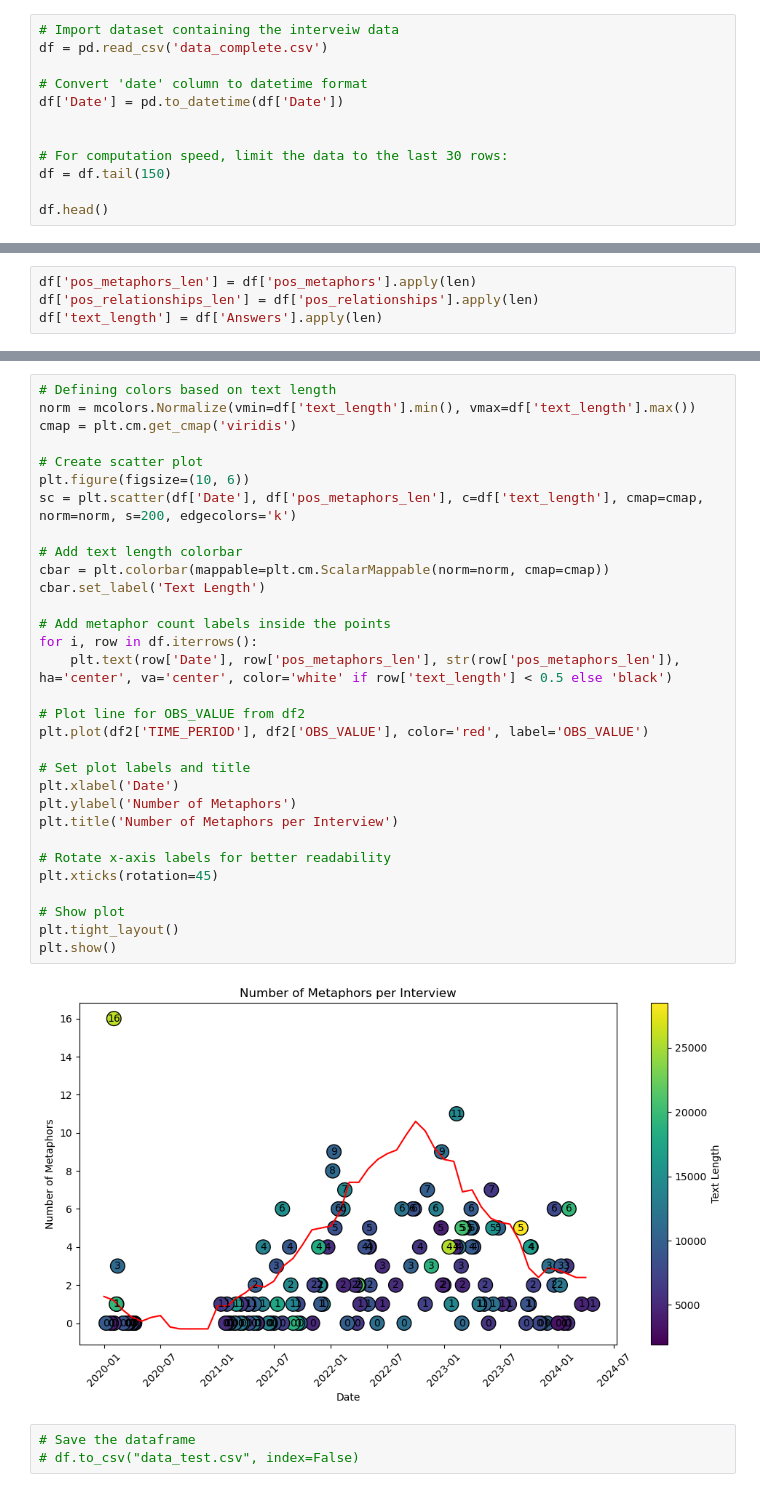
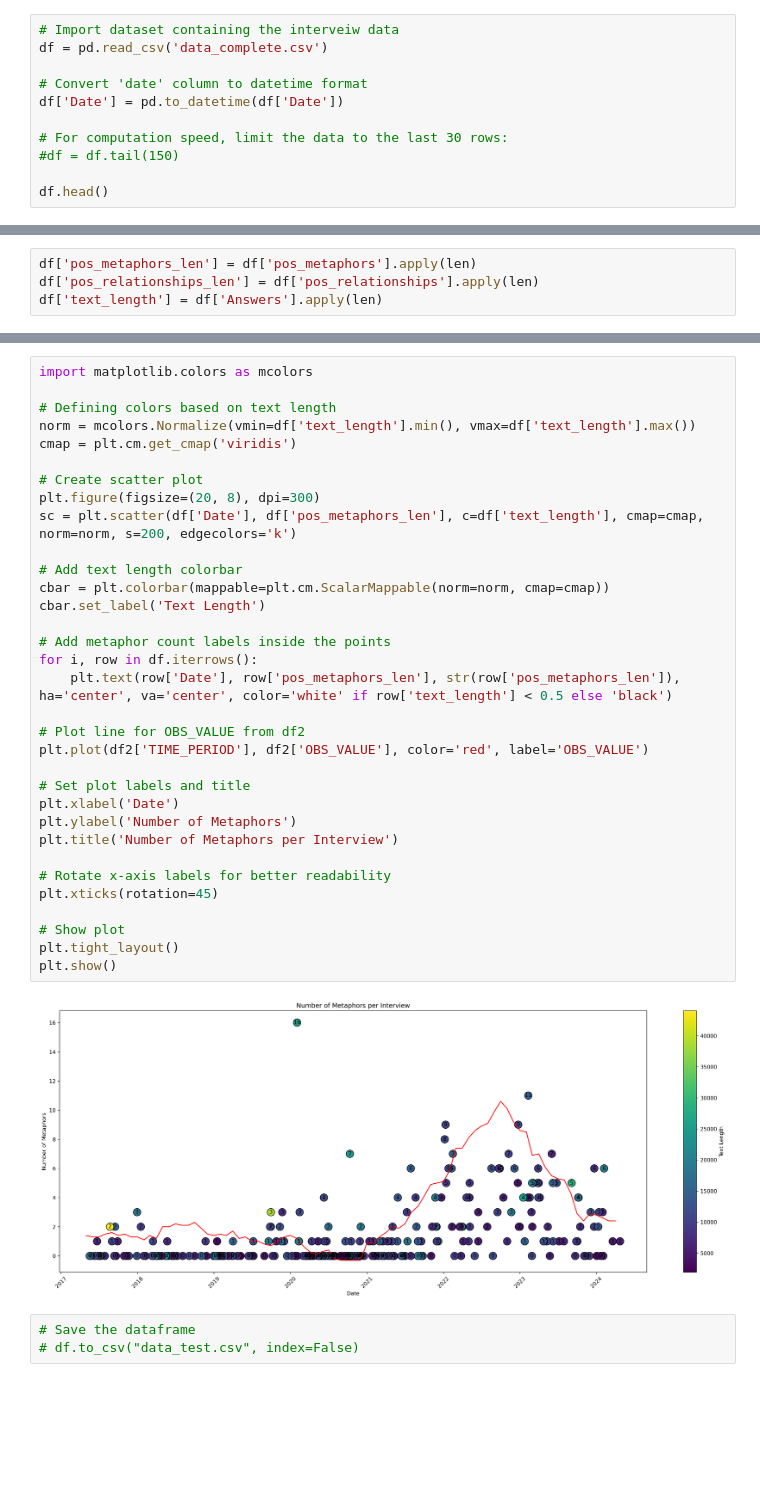
Before and after one commit to lalvarezpoli/DSDM_Thesis, a Jupyter notebook: pos_approach.ipynb, the cells around one changed output, grey strips where cells are left out. Cells and saved outputs as stored; diff of their text form; blank space fills up the shorter version.

```diff
--- a/pos_approach.ipynb
+++ b/pos_approach.ipynb
@@ -264,9 +284,8 @@ df = pd.read_csv('data_complete.csv')
 # Convert 'date' column to datetime format
 df['Date'] = pd.to_datetime(df['Date'])
 
-
 # For computation speed, limit the data to the last 30 rows:
-df = df.tail(150)
+#df = df.tail(150)
 
 df.head()
 # %% [output]
@@ -489,36 +525,38 @@ plt.show()
 # %%
+import matplotlib.colors as mcolors
+
 # Defining colors based on text length
 norm = mcolors.Normalize(vmin=df['text_length'].min(), vmax=df['text_length'].max())
 cmap = plt.cm.get_cmap('viridis')
 
 # Create scatter plot
-plt.figure(figsize=(10, 6))
+plt.figure(figsize=(20, 8), dpi=300)
 sc = plt.scatter(df['Date'], df['pos_metaphors_len'], c=df['text_length'], cmap=cmap, norm=norm, s=200, edgecolors='k')
 
 # Add text length colorbar
 cbar = plt.colorbar(mappable=plt.cm.ScalarMappable(norm=norm, cmap=cmap))
 cbar.set_label('Text Length')
 
 # Add metaphor count labels inside the points
 for i, row in df.iterrows():
     plt.text(row['Date'], row['pos_metaphors_len'], str(row['pos_metaphors_len']), ha='center', va='center', color='white' if row['text_length'] < 0.5 else 'black')
 
 # Plot line for OBS_VALUE from df2
 plt.plot(df2['TIME_PERIOD'], df2['OBS_VALUE'], color='red', label='OBS_VALUE')
 
 # Set plot labels and title
 plt.xlabel('Date')
 plt.ylabel('Number of Metaphors')
 plt.title('Number of Metaphors per Interview')
 
 # Rotate x-axis labels for better readability
 plt.xticks(rotation=45)
 
 # Show plot
 plt.tight_layout()
 plt.show()
 # %% [output]
-[figure, old version]
+[figure, new version]
 # %%
 # Save the dataframe
 # df.to_csv("data_test.csv", index=False)
```
Also changed, not shown: parts of 13 cells of this notebook, 2 other files.
